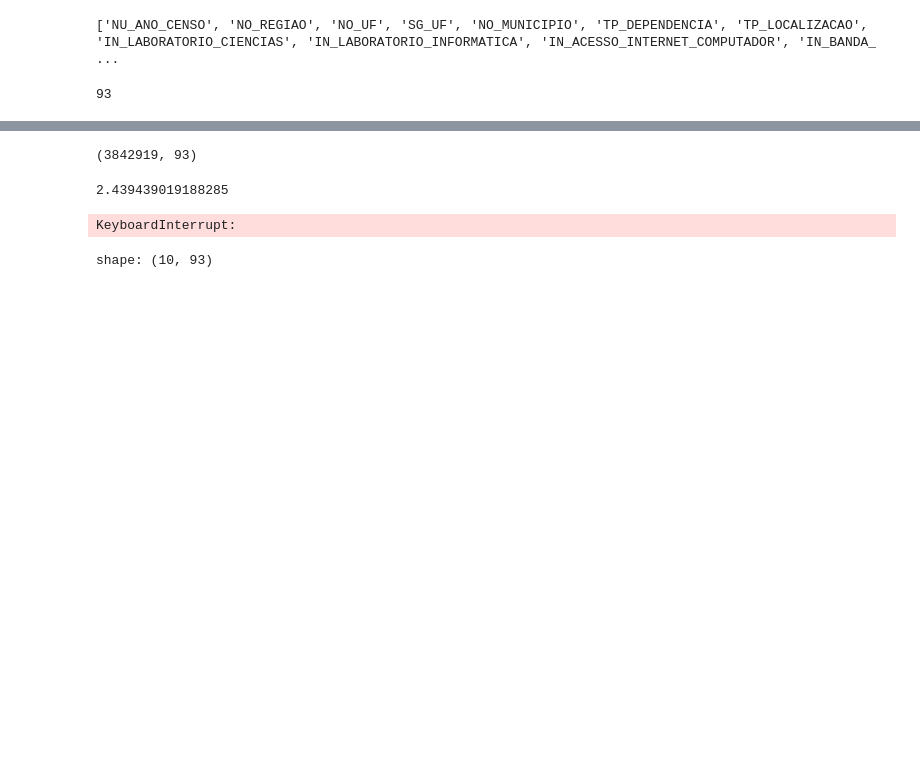
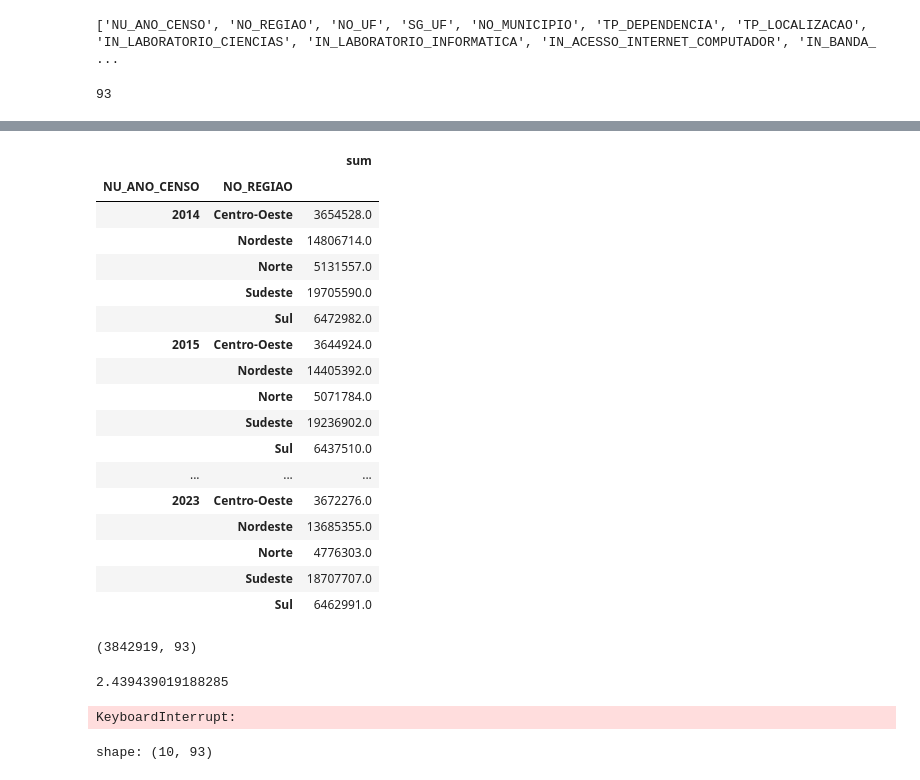
Before and after one commit to linocesar/censo_escolar, a Jupyter notebook: data_exploration.ipynb, the cells around one changed output, grey strips where cells are left out. Drawn from its saved outputs; the diff is of its cells as text; code cells hidden in the pictures; blank space fills up the shorter version.

```diff
--- a/data_exploration.ipynb
+++ b/data_exploration.ipynb
@@ -15,0 +69,23 @@ len(colunas)
+# %%
+df_agrupado_por_ano_regiao = df.groupby(['NU_ANO_CENSO', 'NO_REGIAO'], observed=True)['QT_MAT_BAS'].agg(['sum'])
+# %%
+df_agrupado_por_ano_regiao
+# %% [output]
+|  |  | sum |
+| NU_ANO_CENSO | NO_REGIAO |  |
+| 2014 | Centro-Oeste | 3654528.0 |
+|  | Nordeste | 14806714.0 |
+|  | Norte | 5131557.0 |
+|  | Sudeste | 19705590.0 |
+|  | Sul | 6472982.0 |
+| 2015 | Centro-Oeste | 3644924.0 |
+|  | Nordeste | 14405392.0 |
+|  | Norte | 5071784.0 |
+|  | Sudeste | 19236902.0 |
+|  | Sul | 6437510.0 |
+| ... | ... | ... |
+| 2023 | Centro-Oeste | 3672276.0 |
+|  | Nordeste | 13685355.0 |
+|  | Norte | 4776303.0 |
+|  | Sudeste | 18707707.0 |
+|  | Sul | 6462991.0 |
```
Also changed, not shown: parts of 8 cells of this notebook, 2 other files.
